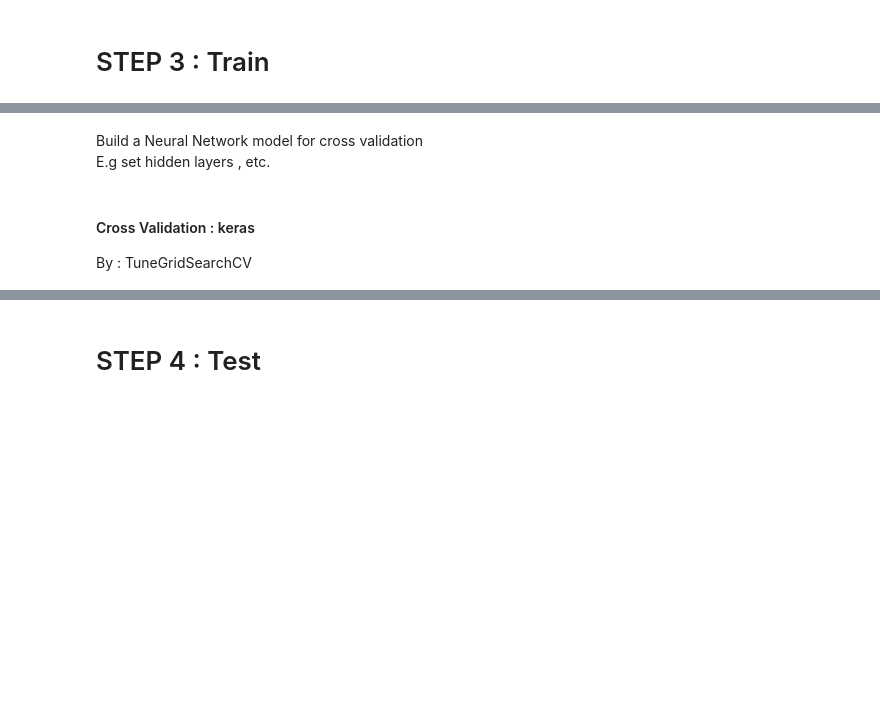
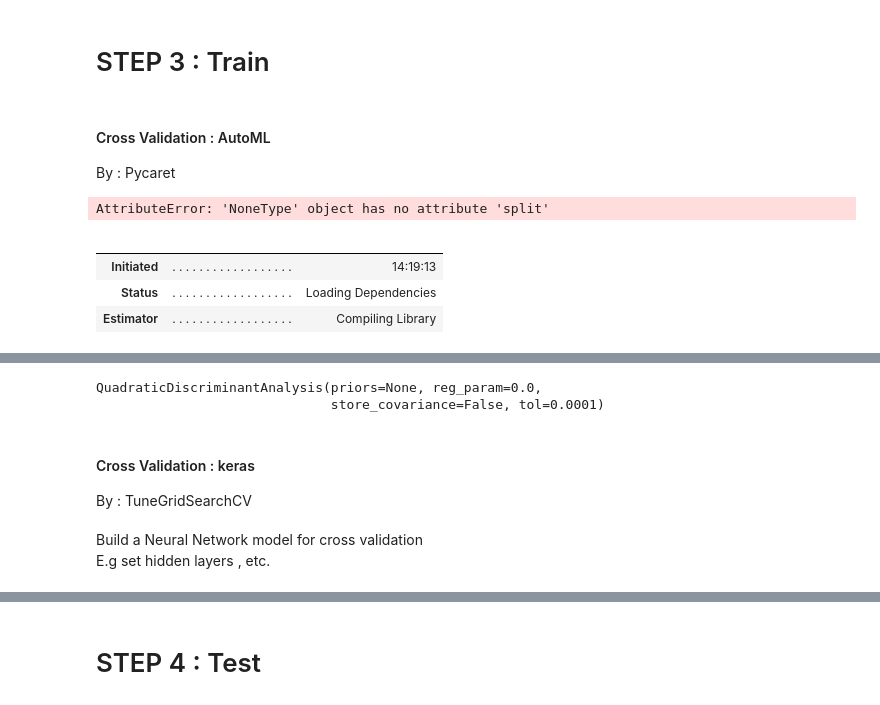
Before and after one commit to HikariJadeEmpire/THNumber_img_classification, a Jupyter notebook: numberclassifier.ipynb, the cells around one changed output, grey strips where cells are left out. Saved outputs shown, nothing was run; the diff lists cells and outputs as text; code cells hidden in the pictures; blank space fills up the shorter version.

```diff
--- a/numberclassifier.ipynb
+++ b/numberclassifier.ipynb
@@ -168,3 +168,20 @@ Train shape => (210, 28, 28, 1) (90, 28, 28, 1)
 Test shape => (210, 10) (90, 10)
 # %% [markdown]
 # STEP 3 : Train
+# %% [markdown]
+<h4>Cross Validation : AutoML </h4>
+By : Pycaret
+# %%
+from pycaret.classification import *
+
+s = setup(data, target = 'Label', session_id = 123)
+# %% [output]
+AttributeError: 'NoneType' object has no attribute 'split'
+# %%
+best = s.compare_models( )
+# %% [output]
+|  |  |  |
+|  |  |  |
+| Initiated | . . . . . . . . . . . . . . . . . . | 14:19:13 |
+| Status | . . . . . . . . . . . . . . . . . . | Loading Dependencies |
+| Estimator | . . . . . . . . . . . . . . . . . . | Compiling Library |
@@ -171,3 +189,11 @@ Test shape => (210, 10) (90, 10)
+# %%
+best
+# %% [output]
+QuadraticDiscriminantAnalysis(priors=None, reg_param=0.0,
+                              store_covariance=False, tol=0.0001)
+# %% [markdown]
+<h4>Cross Validation : keras</h4>
+By : TuneGridSearchCV
 # %% [markdown]
 Build a Neural Network model for cross validation <br>
 E.g set hidden layers , etc.
@@ -188,9 +214,6 @@ def create_model(optimizer="rmsprop", kernel_initializer="glorot_uniform"):
     model.compile(
         loss="binary_crossentropy", optimizer=optimizer, metrics=["accuracy"])
     return model
-# %% [markdown]
-<h4>Cross Validation : keras</h4>
-By : TuneGridSearchCV
 # %%
 model = KerasClassifier(build_fn=create_model)
 optimizers = ["rmsprop", "adam"]
```
Also changed, not shown: parts of 11 cells of this notebook, 1 other file.
